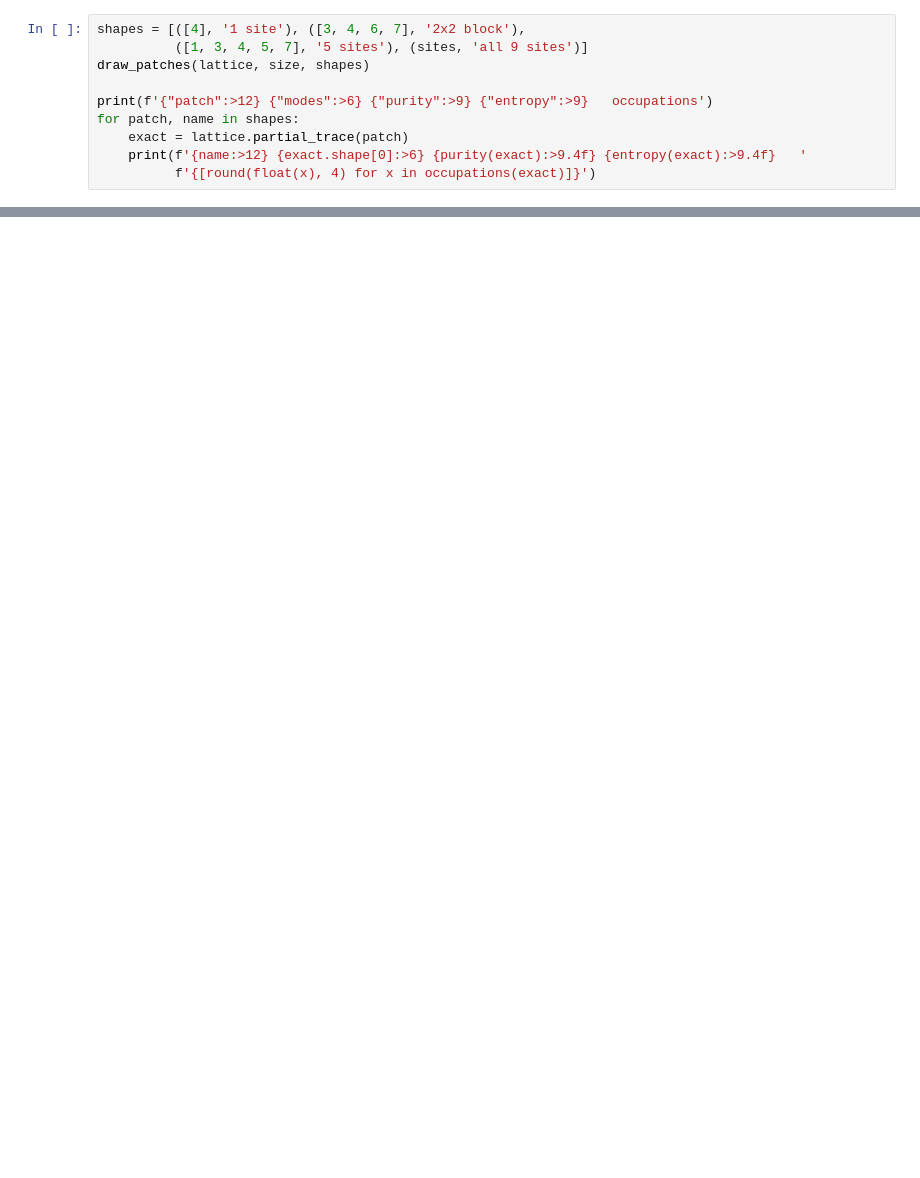
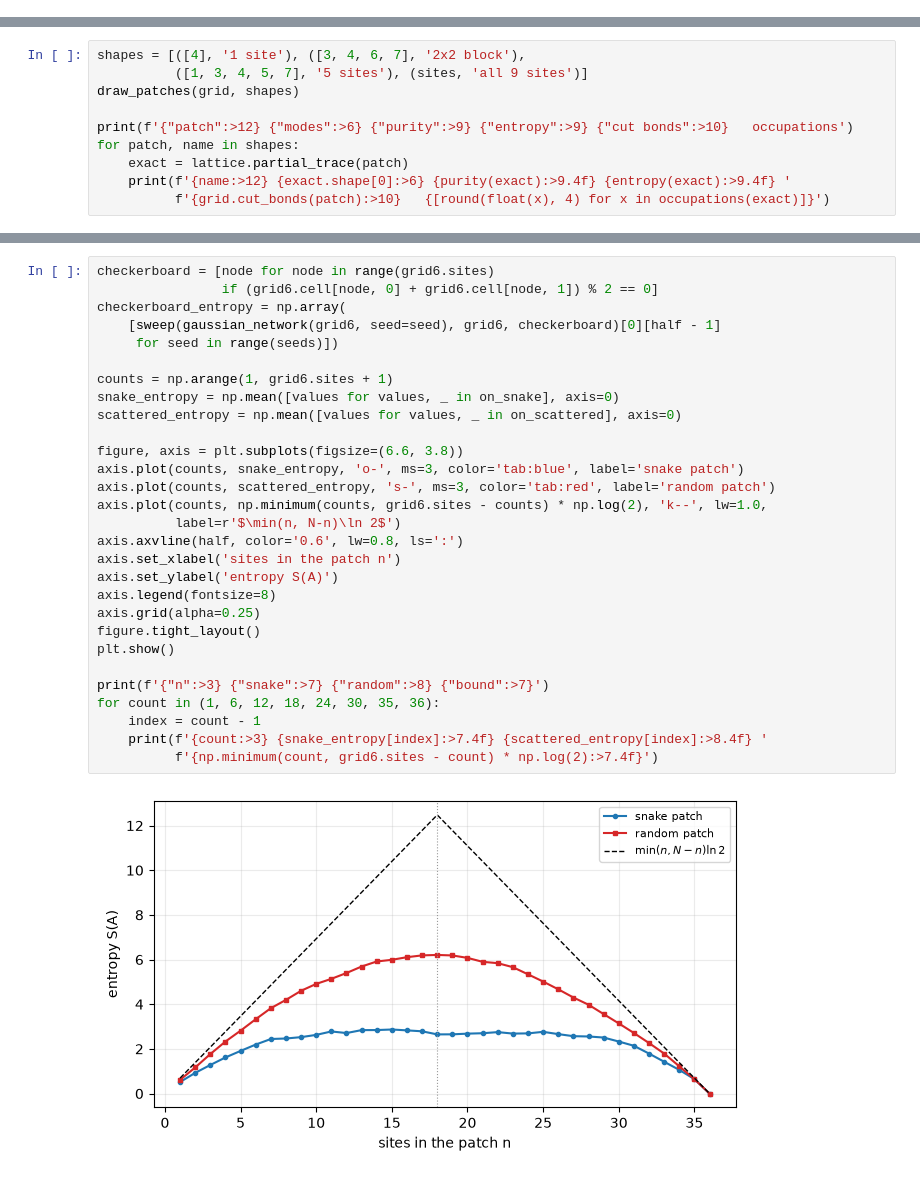
Before and after one commit to Jumqyc/dmrg, a Jupyter notebook: playground/square_lattice_patch.ipynb, the cells around one changed output, grey strips where cells are left out. Saved outputs shown, nothing was run; the diff lists cells and outputs as text; blank space fills up the shorter version.

```diff
--- a/playground/square_lattice_patch.ipynb
+++ b/playground/square_lattice_patch.ipynb
@@ -214,10 +0,0 @@ patch grows and vanish when the patch is the whole lattice (nothing is traced ou
-# %%
-shapes = [([4], '1 site'), ([3, 4, 6, 7], '2x2 block'),
-          ([1, 3, 4, 5, 7], '5 sites'), (sites, 'all 9 sites')]
-draw_patches(lattice, size, shapes)
-
-print(f'{"patch":>12} {"modes":>6} {"purity":>9} {"entropy":>9}   occupations')
-for patch, name in shapes:
-    exact = lattice.partial_trace(patch)
-    print(f'{name:>12} {exact.shape[0]:>6} {purity(exact):>9.4f} {entropy(exact):>9.4f}   '
-          f'{[round(float(x), 4) for x in occupations(exact)]}')
@@ -553,0 +206,10 @@ print(f'the greedy patch cuts {patch_cut(climbed)} of 60 bonds and carries '
+# %%
+shapes = [([4], '1 site'), ([3, 4, 6, 7], '2x2 block'),
+          ([1, 3, 4, 5, 7], '5 sites'), (sites, 'all 9 sites')]
+draw_patches(grid, shapes)
+
+print(f'{"patch":>12} {"modes":>6} {"purity":>9} {"entropy":>9} {"cut bonds":>10}   occupations')
+for patch, name in shapes:
+    exact = lattice.partial_trace(patch)
+    print(f'{name:>12} {exact.shape[0]:>6} {purity(exact):>9.4f} {entropy(exact):>9.4f} '
+          f'{grid.cut_bonds(patch):>10}   {[round(float(x), 4) for x in occupations(exact)]}')
@@ -553,0 +277,31 @@ print(f'the greedy patch cuts {patch_cut(climbed)} of 60 bonds and carries '
+# %%
+checkerboard = [node for node in range(grid6.sites)
+                if (grid6.cell[node, 0] + grid6.cell[node, 1]) % 2 == 0]
+checkerboard_entropy = np.array(
+    [sweep(gaussian_network(grid6, seed=seed), grid6, checkerboard)[0][half - 1]
+     for seed in range(seeds)])
+
+counts = np.arange(1, grid6.sites + 1)
+snake_entropy = np.mean([values for values, _ in on_snake], axis=0)
+scattered_entropy = np.mean([values for values, _ in on_scattered], axis=0)
+
+figure, axis = plt.subplots(figsize=(6.6, 3.8))
+axis.plot(counts, snake_entropy, 'o-', ms=3, color='tab:blue', label='snake patch')
+axis.plot(counts, scattered_entropy, 's-', ms=3, color='tab:red', label='random patch')
+axis.plot(counts, np.minimum(counts, grid6.sites - counts) * np.log(2), 'k--', lw=1.0,
+          label=r'$\min(n, N-n)\ln 2$')
+axis.axvline(half, color='0.6', lw=0.8, ls=':')
+axis.set_xlabel('sites in the patch n')
+axis.set_ylabel('entropy S(A)')
+axis.legend(fontsize=8)
+axis.grid(alpha=0.25)
+figure.tight_layout()
+plt.show()
+
+print(f'{"n":>3} {"snake":>7} {"random":>8} {"bound":>7}')
+for count in (1, 6, 12, 18, 24, 30, 35, 36):
+    index = count - 1
+    print(f'{count:>3} {snake_entropy[index]:>7.4f} {scattered_entropy[index]:>8.4f} '
+          f'{np.minimum(count, grid6.sites - count) * np.log(2):>7.4f}')
+# %% [output]
+[figure, added]
```
Also changed, not shown: parts of 48 cells of this notebook, 4 other files.
